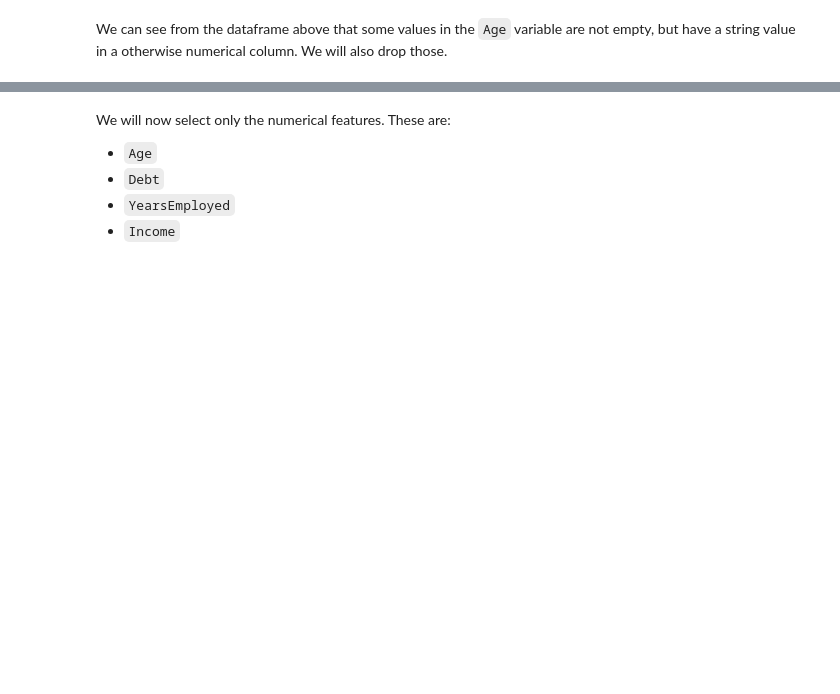
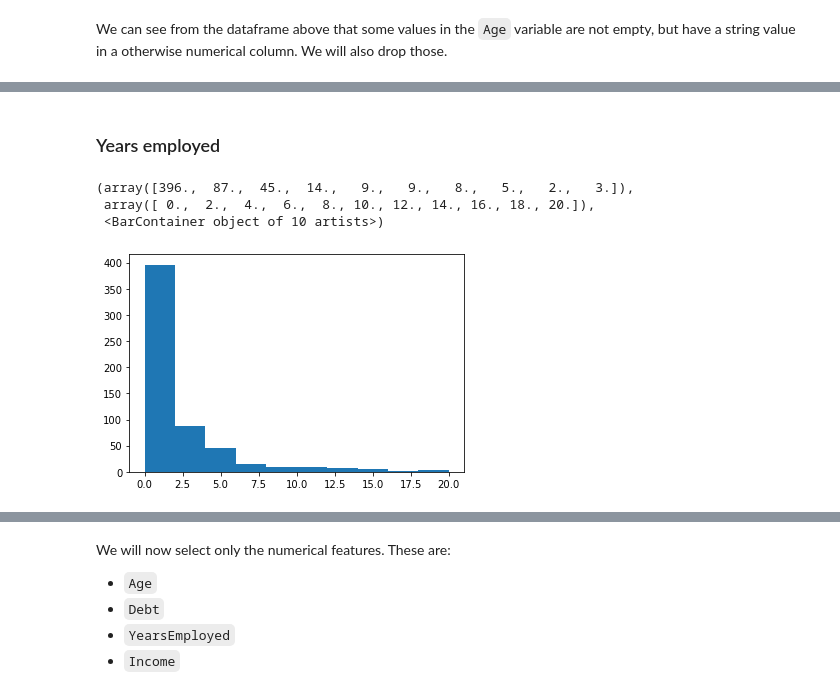
Before and after one commit to ruivieira/benchmark-models, a Jupyter notebook: minimal-numerical/notebooks/01-data-exploration.ipynb, the cells around one changed output, grey strips where cells are left out. Cells and saved outputs as stored; diff of their text form; code cells hidden in the pictures; blank space fills up the shorter version.

```diff
--- a/minimal-numerical/notebooks/01-data-exploration.ipynb
+++ b/minimal-numerical/notebooks/01-data-exploration.ipynb
@@ -42,0 +102,9 @@ df = df[pd.to_numeric(df['Age'], errors='coerce').notnull()]
+# %% [markdown]
+### Years employed
+# %%
+plt.hist(df.YearsEmployed)
+# %% [output]
+(array([396.,  87.,  45.,  14.,   9.,   9.,   8.,   5.,   2.,   3.]),
+ array([ 0.,  2.,  4.,  6.,  8., 10., 12., 14., 16., 18., 20.]),
+ <BarContainer object of 10 artists>)
+[figure, added]
```
Also changed, not shown: parts of 28 cells of this notebook, 11 other files.
